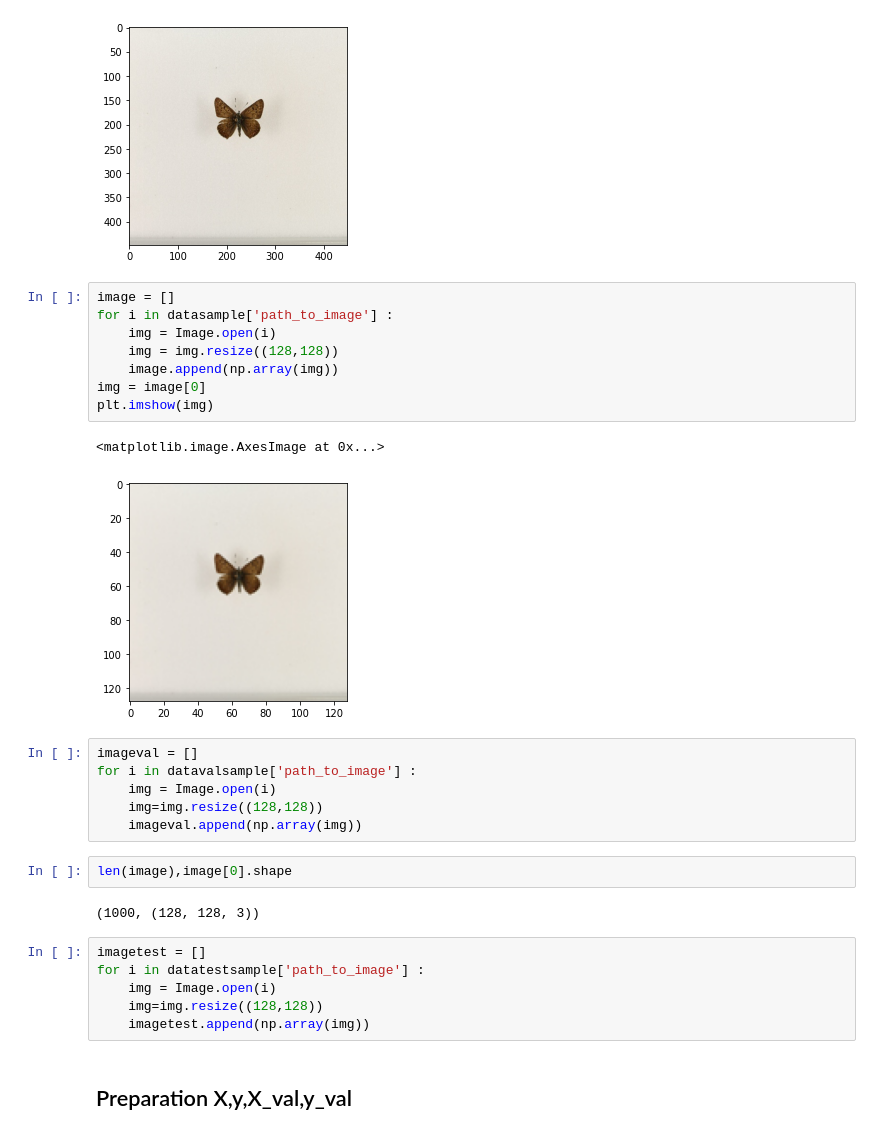
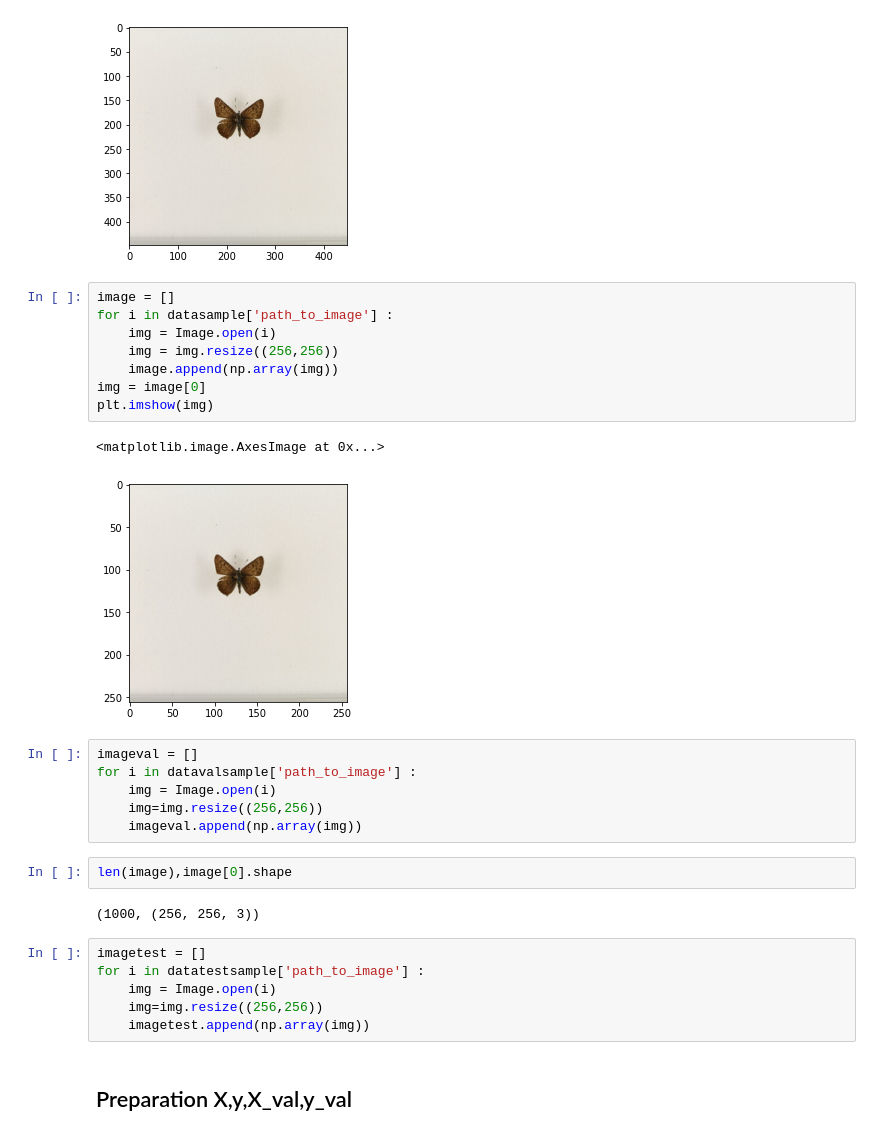
Before and after one commit to Em3line/Butterfly_identification, a Jupyter notebook: notebooks/baseline_ResNet_antoine.ipynb, the cells around one changed output. Drawn from its saved outputs; the diff is of its cells as text.

Commit message:
commit resnet 50 resize 256

```diff
--- a/notebooks/baseline_ResNet_antoine.ipynb
+++ b/notebooks/baseline_ResNet_antoine.ipynb
@@ -73,29 +73,29 @@ plt.imshow(img)
 # %%
 image = []
 for i in datasample['path_to_image'] :
     img = Image.open(i)
-    img = img.resize((128,128))
+    img = img.resize((256,256))
     image.append(np.array(img))
 img = image[0]
 plt.imshow(img)
 # %% [output]
 <matplotlib.image.AxesImage at 0x...>
-[figure, old version]
+[figure, new version]
 # %%
 imageval = []
 for i in datavalsample['path_to_image'] :
     img = Image.open(i)
-    img=img.resize((128,128))
+    img=img.resize((256,256))
     imageval.append(np.array(img))
 # %%
 len(image),image[0].shape
 # %% [output]
-(1000, (128, 128, 3))
+(1000, (256, 256, 3))
 # %%
 imagetest = []
 for i in datatestsample['path_to_image'] :
     img = Image.open(i)
-    img=img.resize((128,128))
+    img=img.resize((256,256))
     imagetest.append(np.array(img))
 # %% [markdown]
 ## Preparation X,y,X_val,y_val
```
Also changed, not shown: parts of 12 cells of this notebook, 1 other file.
